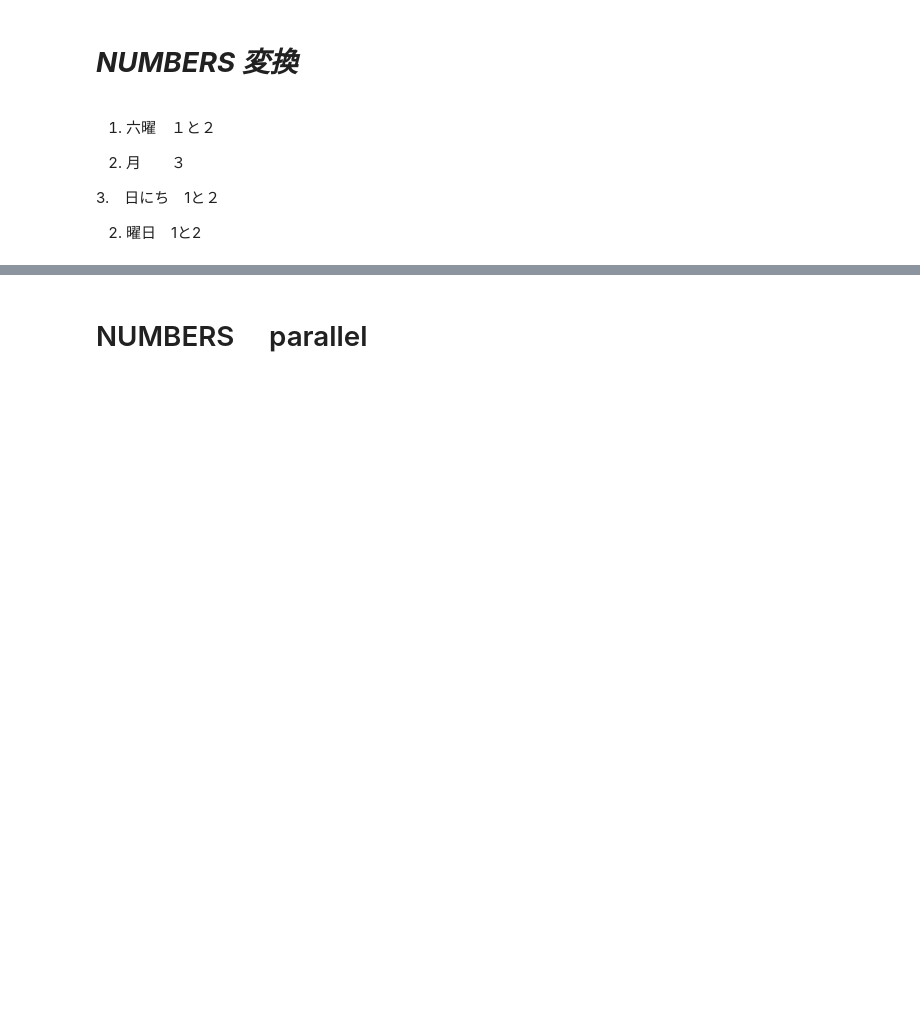
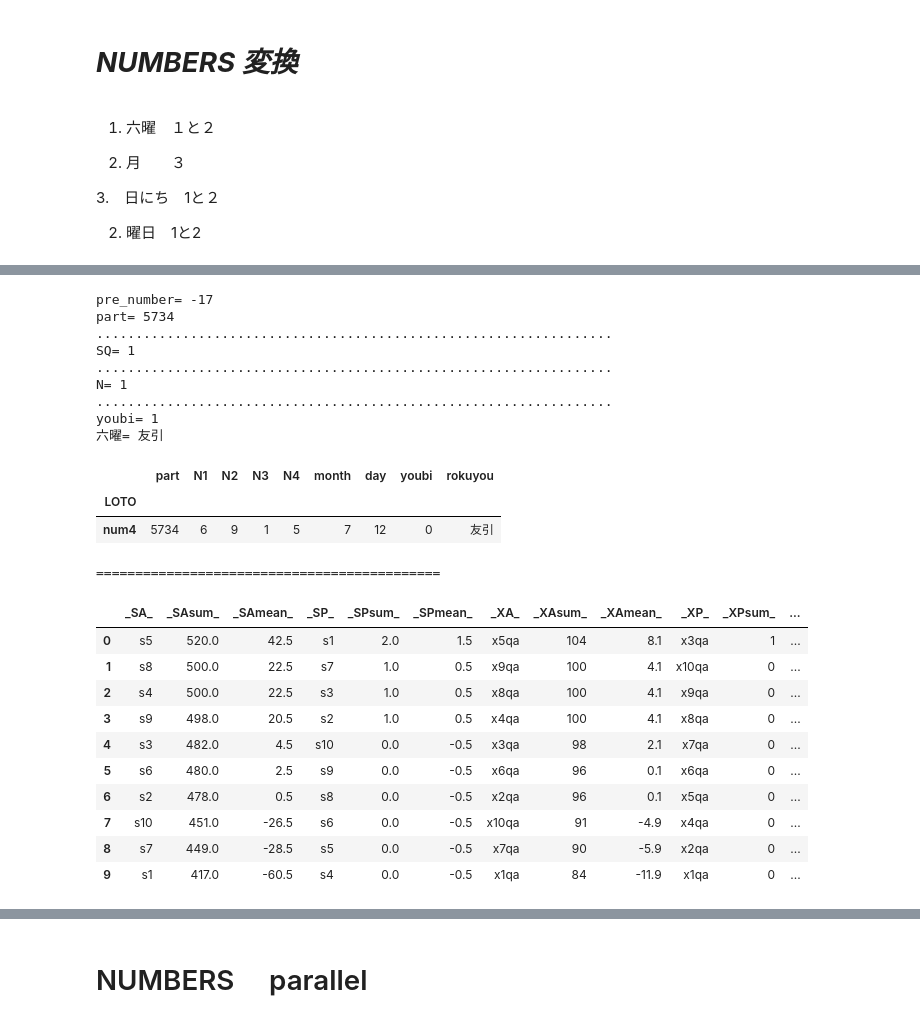
Before and after one commit to tajamaharu/-, a Jupyter notebook: loto_330_BEFORE.ipynb, the cells around one changed output, grey strips where cells are left out. Drawn from its saved outputs; the diff is of its cells as text; code cells hidden in the pictures; blank space fills up the shorter version.

```diff
--- a/loto_330_BEFORE.ipynb
+++ b/loto_330_BEFORE.ipynb
@@ -2600,7 +2606,7 @@ bn_2=bn_2_1.drop(["index"],axis=1)
 
 
 bn_3=bn_2.iloc[-1,].sort_values( ascending=False)
-v_3.drop(["sihanki","gessyo"],axis=1,inplace=True )
+
 
 v_4=v_3.iloc[-1,].sort_values( ascending=False)
 bn_4=bn_3.reset_index()
@@ -3044,8 +3050,7 @@ for qa in progress_bar(range(1,Q)):
     v_2=WDF_1.loc[:,WDF_1.columns.str.contains("s")]
     bn_2_1=WDF_1.loc[:,WDF_1.columns.str.contains("x")]
     bn_2=bn_2_1.drop(["index"],axis=1)
-    v_3=v_2.drop(["sihanki","gessyo"],axis=1)
-
+    v_3=v_2
     bn_3=bn_2.iloc[-1,].sort_values( ascending=False)
     v_4=v_3.iloc[-1,].sort_values( ascending=False)
     bn_4=bn_3.reset_index()
@@ -3699,8 +3704,8 @@ if NX==4:
 
 NUMBERS=NUM_X[NUM_X["LOTO"]==loto]
 if NX >= 0:
-    NUMBERS=NUMBERS[[  'LOTO',     'part',     'date',       'N1',       'N2', 'N3',       'N4',          1,          2,          3,          4,5,          6,          7,          8,          9,         10,'year',    'month',      'day','youbi',  'sihanki',   'gessyo', 'getumatu',  'rokuyou']]
-    NUMBERS.columns=[  'LOTO',     'part',     'date',       'N1',       'N2', 'N3',       'N4',"x1qa","x2qa","x3qa","x4qa","x5qa","x6qa","x7qa","x8qa","x9qa","x10qa" ,'year',    'month',      'day','youbi',  'sihanki',   'gessyo', 'getumatu',  'rokuyou']
+    NUMBERS=NUMBERS[[  'LOTO',     'part',     'date',       'N1',       'N2', 'N3',       'N4',          1,          2,          3,          4,5,          6,          7,          8,          9,         10,'year',    'month',      'day','youbi',  'rokuyou']]
+    NUMBERS.columns=[  'LOTO',     'part',     'date',       'N1',       'N2', 'N3',       'N4',"x1qa","x2qa","x3qa","x4qa","x5qa","x6qa","x7qa","x8qa","x9qa","x10qa" ,'year',    'month',      'day','youbi',  'rokuyou']
     NUMBERS.drop_duplicates(inplace=True)
     NUMBERS.reset_index(inplace=True, drop=True)
     seq(NUMBERS)
@@ -3876,8 +3881,7 @@ for i in progress_bar(range(qpo-30,qpo)):
     bn_2_1=EDF_1.loc[:,EDF_1.columns.str.contains("x")]
     bn_2=bn_2_1.drop(["index"],axis=1)
 
-    v_3=v_2.drop(["sihanki","gessyo"],axis=1)
-
+    v_3=v_2
     bn_3=bn_2.iloc[-1,].sort_values( ascending=False)
     v_4=v_3.iloc[-1,].sort_values( ascending=False)
     bn_4=bn_3.reset_index()
@@ -4206,8 +4228,8 @@ if NX==4:
 
 NUMBERS=NUM_X[NUM_X["LOTO"]==loto]
 if NX >= 0:
-    NUMBERS=NUMBERS[[  'LOTO',     'part',     'date',       'N1',       'N2', 'N3',       'N4',          1,          2,          3,          4,5,          6,          7,          8,          9,         10,'year',    'month',      'day','youbi',  'sihanki',   'gessyo', 'getumatu',  'rokuyou']]
-    NUMBERS.columns=[  'LOTO',     'part',     'date',       'N1',       'N2', 'N3',       'N4',"x1qa","x2qa","x3qa","x4qa","x5qa","x6qa","x7qa","x8qa","x9qa","x10qa" ,'year',    'month',      'day','youbi',  'sihanki',   'gessyo', 'getumatu',  'rokuyou']
+    NUMBERS=NUMBERS[[  'LOTO',     'part',     'date',       'N1',       'N2', 'N3',       'N4',          1,          2,          3,          4,5,          6,          7,          8,          9,         10,'year',    'month',      'day','youbi','rokuyou']]
+    NUMBERS.columns=[  'LOTO',     'part',     'date',       'N1',       'N2', 'N3',       'N4',"x1qa","x2qa","x3qa","x4qa","x5qa","x6qa","x7qa","x8qa","x9qa","x10qa" ,'year',    'month',      'day','youbi','rokuyou']
     NUMBERS.drop_duplicates(inplace=True)
     NUMBERS.reset_index(inplace=True, drop=True)
     seq(NUMBERS)
@@ -4379,8 +4401,7 @@ v_2=EDF_1.loc[:,EDF_1.columns.str.contains("s")]
 bn_2_1=EDF_1.loc[:,EDF_1.columns.str.contains("x")]
 bn_2=bn_2_1.drop(["index"],axis=1)
 
-v_3=v_2.drop(["sihanki","gessyo"],axis=1)
-
+v_3=v_2
 bn_3=bn_2.iloc[-1,].sort_values( ascending=False)
 v_4=v_3.iloc[-1,].sort_values( ascending=False)
 bn_4=bn_3.reset_index()
@@ -4487,33 +4508,58 @@ if NX==0 and loto=="num3":
     LS_X5=a_3.style.where(lambda x: x ==Z_1 or  x ==Z_2 or  x ==Z_3 or  x ==Z_4 or  x ==x1 or  x ==x2 or  x ==x3 or  x ==x4  , "color:red", "color: black").set_table_styles(
         [{"selector": "tr:hover", "props": [("background-color", "yellow")]}])
     table= LS_X5
     table
 if NX==0 and loto=="num4":
     LS_X5=a_3.style.where(lambda x: x ==Z_1 or  x ==Z_2 or  x ==Z_3 or  x ==Z_4 or  x ==x1 or  x ==x2 or  x ==x3 or  x ==x4  , "color:red", "color: black").set_table_styles(
         [{"selector": "tr:hover", "props": [("background-color", "yellow")]}])
     table= LS_X5
     table
 if NX==1:
     LS_X5=a_3.style.where(lambda x: x ==Z_1 or  x ==x1 , "color:red", "color: black").set_table_styles(
         [{"selector": "tr:hover", "props": [("background-color", "yellow")]}])
     table= LS_X5
     table
 if NX==2:
     LS_X5=a_3.style.where(lambda x: x ==Z_2 or  x ==x2 , "color:red", "color: black").set_table_styles(
         [{"selector": "tr:hover", "props": [("background-color", "yellow")]}])
     table= LS_X5
     table
 if NX==3:
     LS_X5=a_3.style.where(lambda x: x ==Z_3 or  x ==x3 , "color:red", "color: black").set_table_styles(
         [{"selector": "tr:hover", "props": [("background-color", "yellow")]}])
     table= LS_X5
     table
 if NX==4:
     LS_X5=a_3.style.where(lambda x: x ==Z_4  or  x ==x4, "color:red", "color: black").set_table_styles(
         [{"selector": "tr:hover", "props": [("background-color", "yellow")]}])
     table= LS_X5
     table
 table
+# %% [output]
+pre_number= -17
+part= 5734
+..................................................................
+SQ= 1
+..................................................................
+N= 1
+..................................................................
+youbi= 1
+六曜= 友引
+|  | part | N1 | N2 | N3 | N4 | month | day | youbi | rokuyou |
+| LOTO |  |  |  |  |  |  |  |  |  |
+| num4 | 5734 | 6 | 9 | 1 | 5 | 7 | 12 | 0 | 友引 |
+============================================
+|  | _SA_ | _SAsum_ | _SAmean_ | _SP_ | _SPsum_ | _SPmean_ | _XA_ | _XAsum_ | _XAmean_ | _XP_ | _XPsum_ | ... |
+| 0 | s5 | 520.0 | 42.5 | s1 | 2.0 | 1.5 | x5qa | 104 | 8.1 | x3qa | 1 | ... |
+| 1 | s8 | 500.0 | 22.5 | s7 | 1.0 | 0.5 | x9qa | 100 | 4.1 | x10qa | 0 | ... |
+| 2 | s4 | 500.0 | 22.5 | s3 | 1.0 | 0.5 | x8qa | 100 | 4.1 | x9qa | 0 | ... |
+| 3 | s9 | 498.0 | 20.5 | s2 | 1.0 | 0.5 | x4qa | 100 | 4.1 | x8qa | 0 | ... |
+| 4 | s3 | 482.0 | 4.5 | s10 | 0.0 | -0.5 | x3qa | 98 | 2.1 | x7qa | 0 | ... |
+| 5 | s6 | 480.0 | 2.5 | s9 | 0.0 | -0.5 | x6qa | 96 | 0.1 | x6qa | 0 | ... |
+| 6 | s2 | 478.0 | 0.5 | s8 | 0.0 | -0.5 | x2qa | 96 | 0.1 | x5qa | 0 | ... |
+| 7 | s10 | 451.0 | -26.5 | s6 | 0.0 | -0.5 | x10qa | 91 | -4.9 | x4qa | 0 | ... |
+| 8 | s7 | 449.0 | -28.5 | s5 | 0.0 | -0.5 | x7qa | 90 | -5.9 | x2qa | 0 | ... |
+| 9 | s1 | 417.0 | -60.5 | s4 | 0.0 | -0.5 | x1qa | 84 | -11.9 | x1qa | 0 | ... |
 # %%
 
 num=4 #@param {type:"slider", min:1, max:11, step:1}
```
Also changed, not shown: parts of 17 cells of this notebook.
